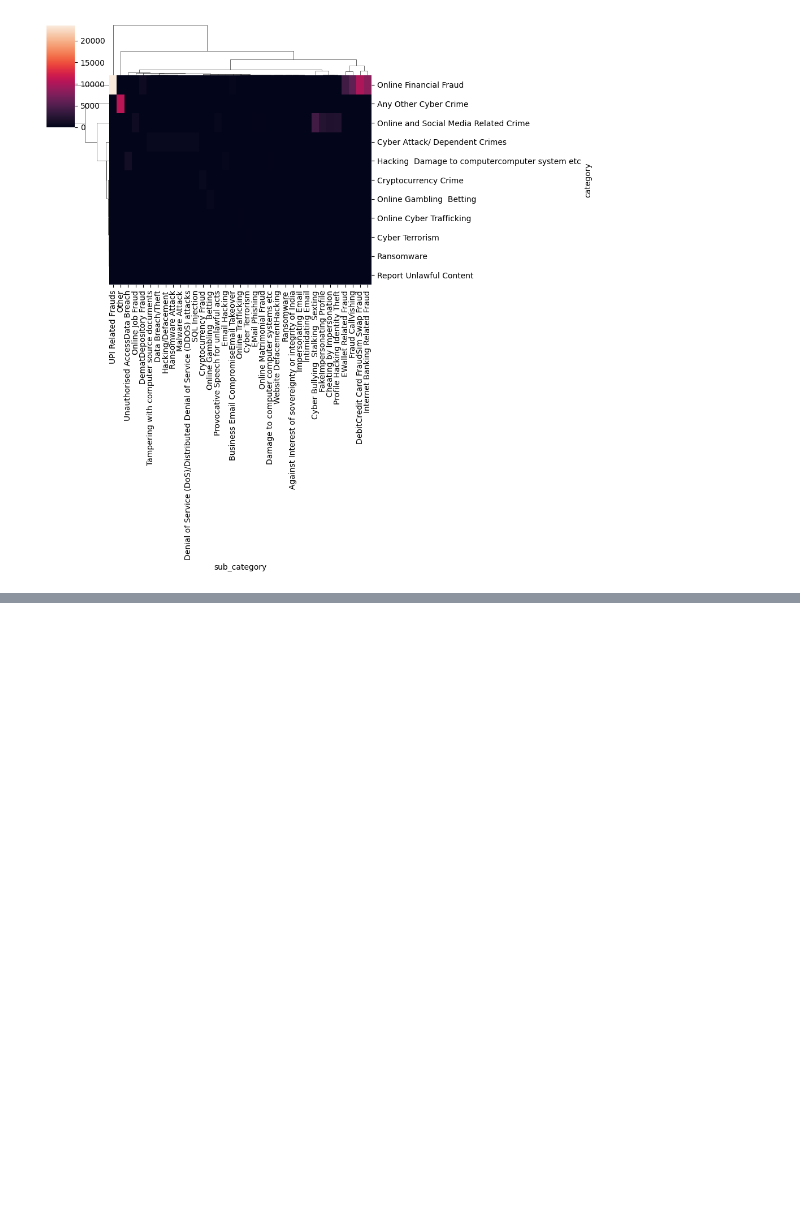
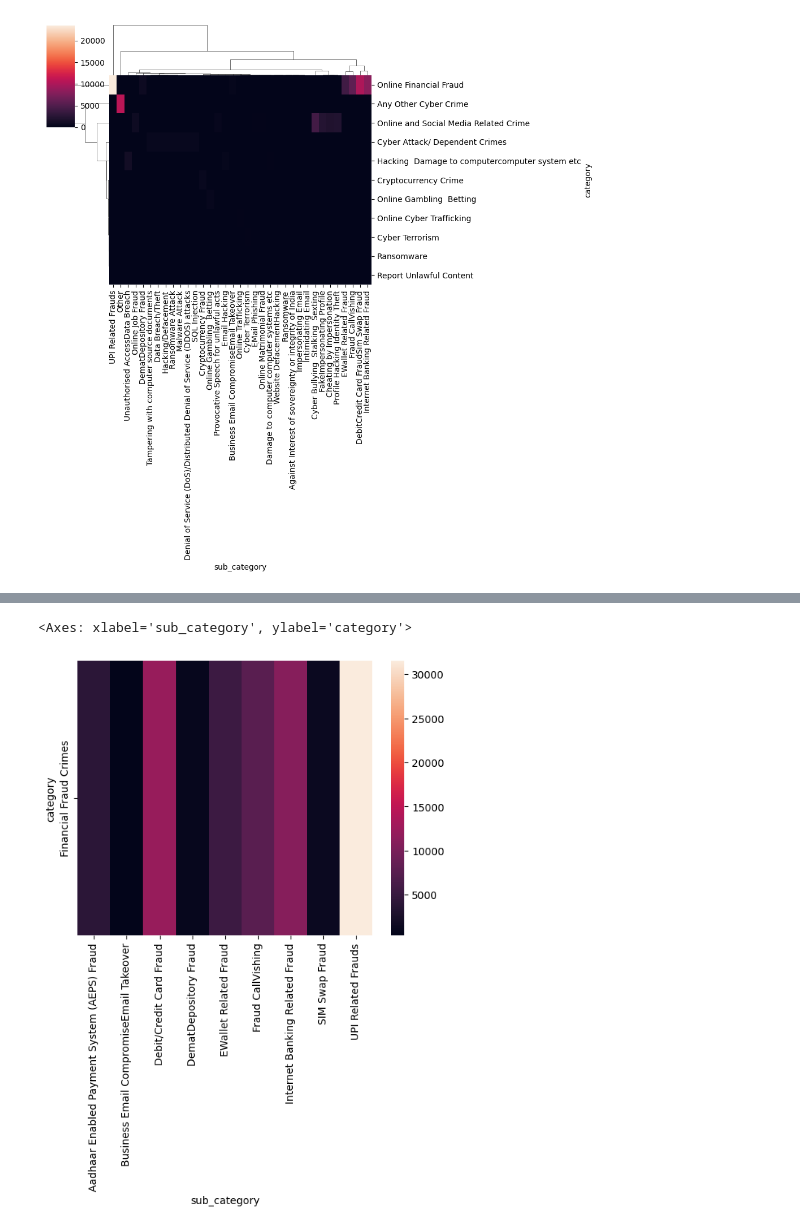
Before and after one commit to shashbha14/X, a Jupyter notebook: EDA.ipynb, the cells around one changed output, grey strips where cells are left out. Saved outputs shown, nothing was run; the diff lists cells and outputs as text; code cells hidden in the pictures; blank space fills up the shorter version.

```diff
--- a/EDA.ipynb
+++ b/EDA.ipynb
@@ -908,0 +410,5 @@ CommitInfo(commit_url='https://huggingface.co/Darshankochar022/cyberguard_BERT_C
+# %%
+sns.heatmap(pd.crosstab(df['category'],df['sub_category']))
+# %% [output]
+<Axes: xlabel='sub_category', ylabel='category'>
+[figure, added]
```
Also changed, not shown: parts of 75 cells of this notebook.
